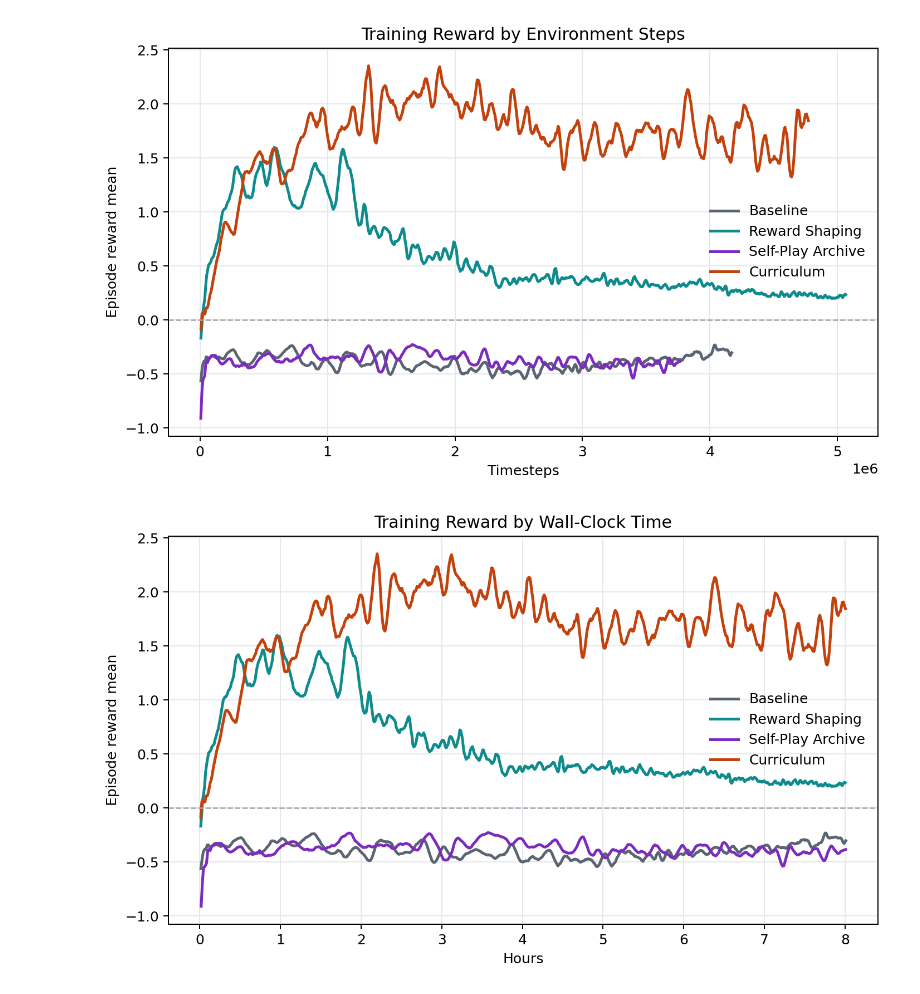
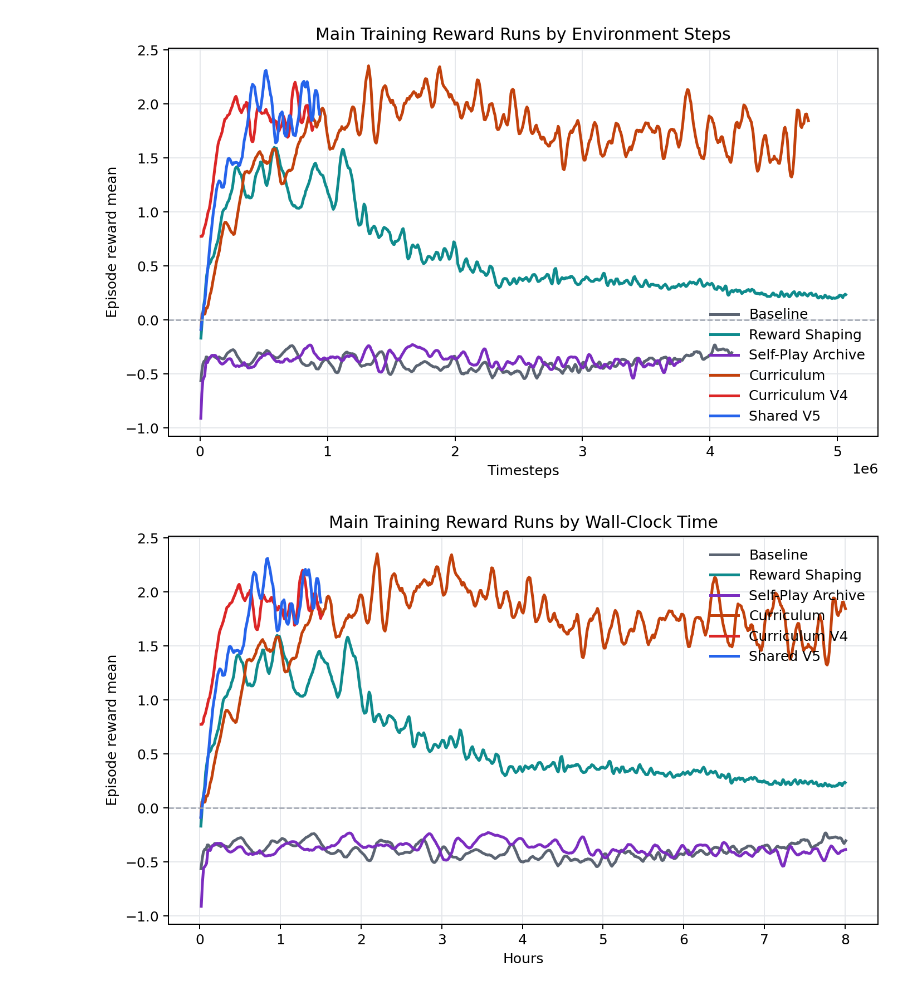
Before and after one commit to jaipise/deeprl-soccertwos-team4, a Jupyter notebook: plot_training_curves.ipynb, the cells around one changed output. Cells and saved outputs as stored; diff of their text form; code cells hidden in the pictures.

```diff
--- a/plot_training_curves.ipynb
+++ b/plot_training_curves.ipynb
@@ -72,0 +118,10 @@ summary
+# %%
+# Pick the longest usable run from each experiment family for the clean report plot.
+main_runs = []
+for family in EXPERIMENT_DIRS:
+    family_runs = [r for r in runs if r["family"] == family]
+    if not family_runs:
+        continue
+    main_runs.append(max(family_runs, key=lambda r: r["df"].iloc[-1].get("time_total_s", 0.0)))
+
+[(r["family"], r["run_id"], r["df"].iloc[-1].get("time_total_s", 0.0) / 3600.0) for r in main_runs]
@@ -73,39 +147,36 @@ summary
 # %%
-colors = {
-    "Baseline": "#5b6472",
-    "Reward Shaping": "#0f8b8d",
-    "Self-Play Archive": "#7b2cbf",
-    "Curriculum": "#c2410c",
-}
-
 fig, ax = plt.subplots(figsize=(8, 4.8), dpi=180)
-for label, df in runs.items():
+for run in main_runs:
+    df = run["df"]
+    family = run["family"]
     x = df["timesteps_total"] if "timesteps_total" in df else df.index
     y = df["episode_reward_mean"].rolling(SMOOTH_WINDOW, min_periods=1).mean()
-    ax.plot(x, y, label=label, linewidth=2.0, color=colors.get(label))
+    ax.plot(x, y, label=family, linewidth=2.0, color=COLORS.get(family))
 
 ax.axhline(0, color="#9ca3af", linewidth=1, linestyle="--")
-ax.set_title("Training Reward by Environment Steps")
+ax.set_title("Main Training Reward Runs by Environment Steps")
 ax.set_xlabel("Timesteps")
 ax.set_ylabel("Episode reward mean")
 ax.grid(True, color="#e5e7eb", linewidth=0.8)
 ax.legend(frameon=False)
 fig.tight_layout()
 fig.savefig(OUT_DIR / "reward_vs_timesteps.png")
 plt.show()
 # %% [output]
-[figure, old version]
+[figure, new version]
 # %%
 fig, ax = plt.subplots(figsize=(8, 4.8), dpi=180)
-for label, df in runs.items():
+for run in main_runs:
+    df = run["df"]
     if "time_total_s" not in df:
         continue
+    family = run["family"]
     x = df["time_total_s"] / 3600.0
     y = df["episode_reward_mean"].rolling(SMOOTH_WINDOW, min_periods=1).mean()
-    ax.plot(x, y, label=label, linewidth=2.0, color=colors.get(label))
+    ax.plot(x, y, label=family, linewidth=2.0, color=COLORS.get(family))
 
 ax.axhline(0, color="#9ca3af", linewidth=1, linestyle="--")
-ax.set_title("Training Reward by Wall-Clock Time")
+ax.set_title("Main Training Reward Runs by Wall-Clock Time")
 ax.set_xlabel("Hours")
 ax.set_ylabel("Episode reward mean")
 ax.grid(True, color="#e5e7eb", linewidth=0.8)
@@ -114,4 +185,4 @@ fig.tight_layout()
 fig.savefig(OUT_DIR / "reward_vs_time.png")
 plt.show()
 # %% [output]
-[figure, old version]
+[figure, new version]
```
Also changed, not shown: parts of 14 cells of this notebook, 42 other files.
